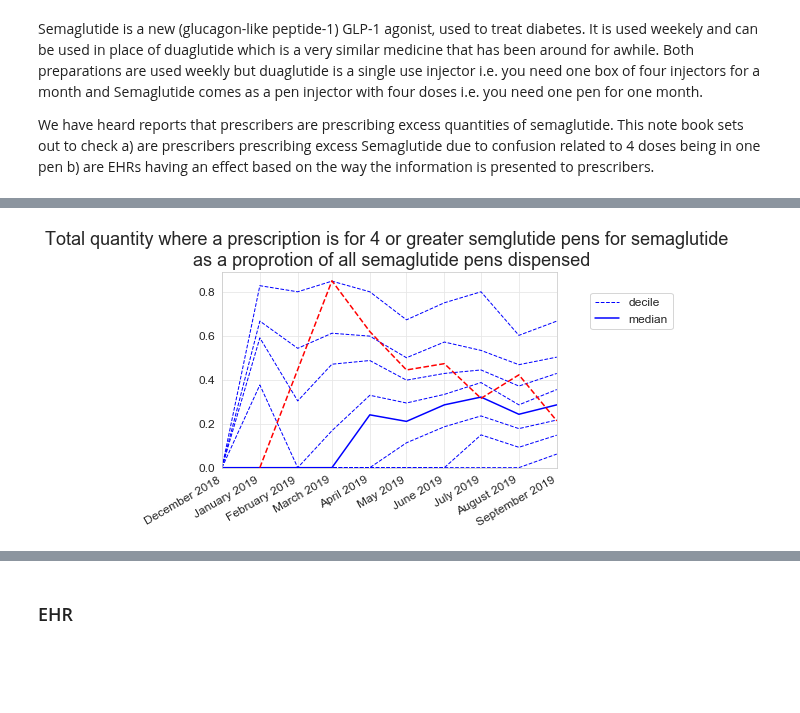
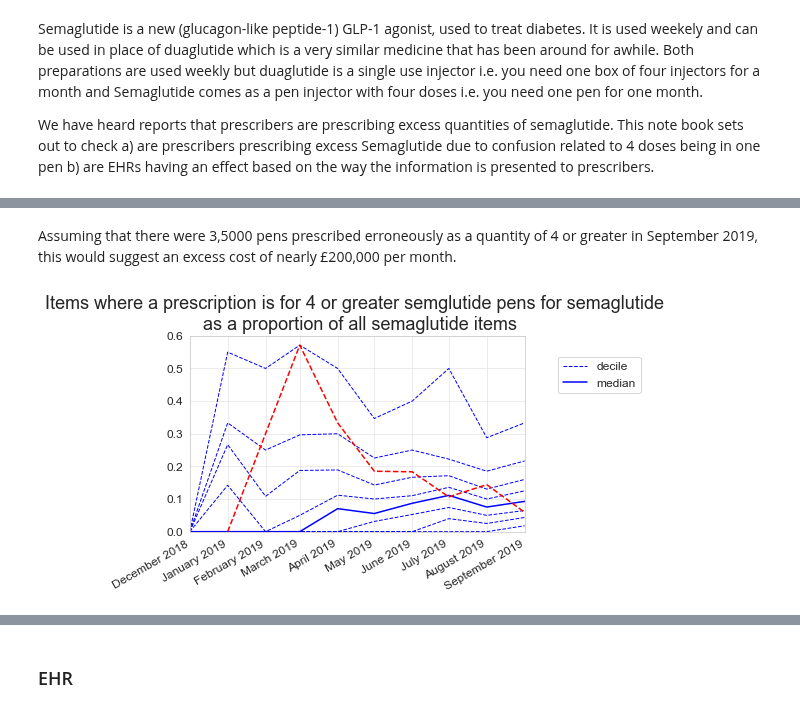
Before and after one commit to ebmdatalab/jupyter-notebooks, a Jupyter notebook: measures_by_software/Draft ideas/Diabetes - Semaglutide/Semaglutide Quantity Draft.ipynb, the cells around one changed output, grey strips where cells are left out. Saved outputs shown, nothing was run; the diff lists cells and outputs as text; code cells hidden in the pictures; blank space fills up the shorter version.

Commit message:
amended semaglutide to increase items graphs as well as quantity

```diff
--- a/measures_by_software/Draft ideas/Diabetes - Semaglutide/Semaglutide Quantity Draft.ipynb
+++ b/measures_by_software/Draft ideas/Diabetes - Semaglutide/Semaglutide Quantity Draft.ipynb
@@ -62,17 +75,19 @@ df.groupby("month")['total_QI'].sum().plot(kind='line', title="Total number Sema
+# %% [markdown]
+Assuming that there were 3,5000 pens prescribed erroneously as a quantity of 4 or greater in September 2019, this would suggest an excess cost of nearly £200,000 per month.
 # %%
 ##here we chart a measure of semaglutide quantity of 4
 
 charts.deciles_chart(
         df,
         period_column='month',
-        column='percent_four',
-        title="Total quantity where a prescription is for 4 or greater semglutide pens for semaglutide \n as a proprotion of all semaglutide pens dispensed",
+        column='percent_items_four',
+        title="Items where a prescription is for 4 or greater semglutide pens for semaglutide \n as a proportion of all semaglutide items",
         show_outer_percentiles=False)
 
 #add in example CCG (Devon - 15N)
 df_subject = df.loc[df['pct'] == '15N'].sort_values(by=['month'])
-plt.plot(df_subject['month'], df_subject['percent_four'], 'r--')
+plt.plot(df_subject['month'], df_subject['percent_items_four'], 'r--')
 
 plt.show()
 # %% [output]
-[figure, old version]
+[figure, new version]
```
Also changed, not shown: parts of 4 cells of this notebook, 1 other file.
